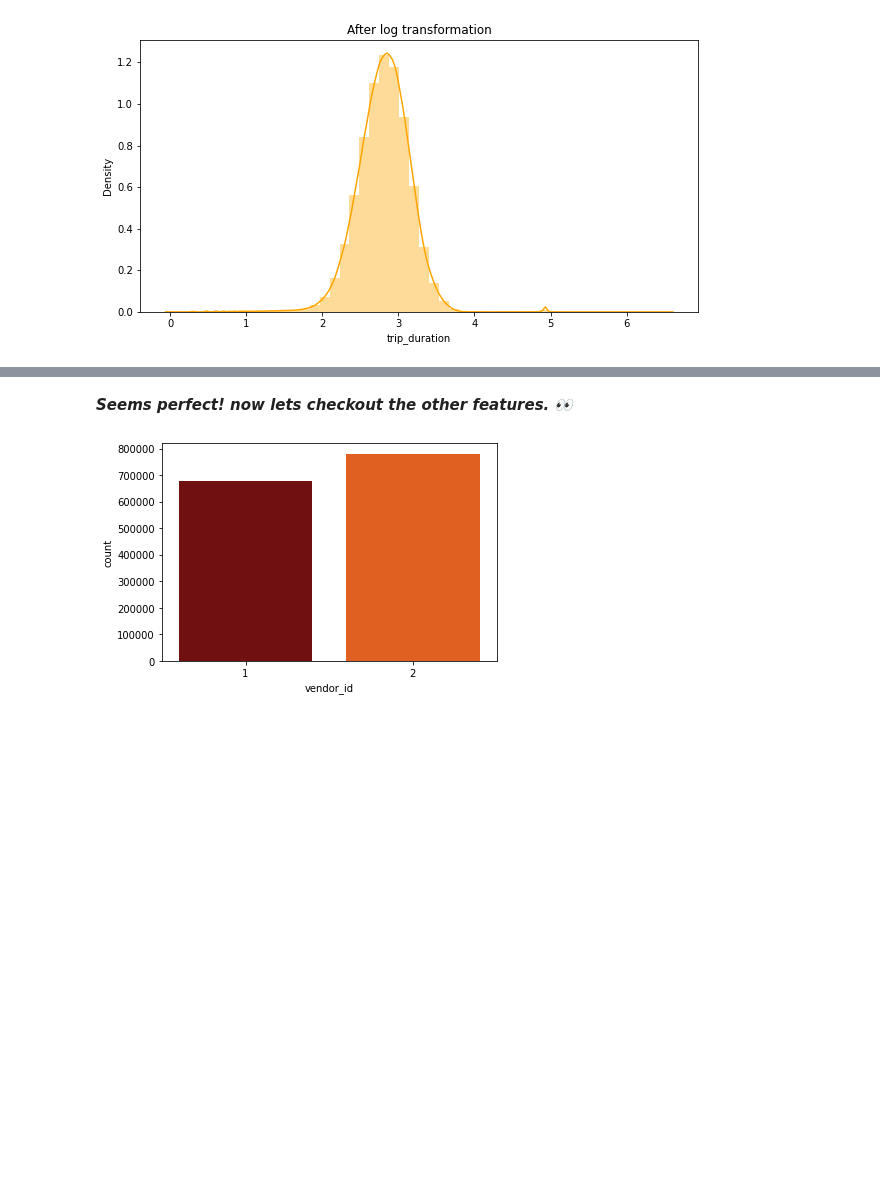
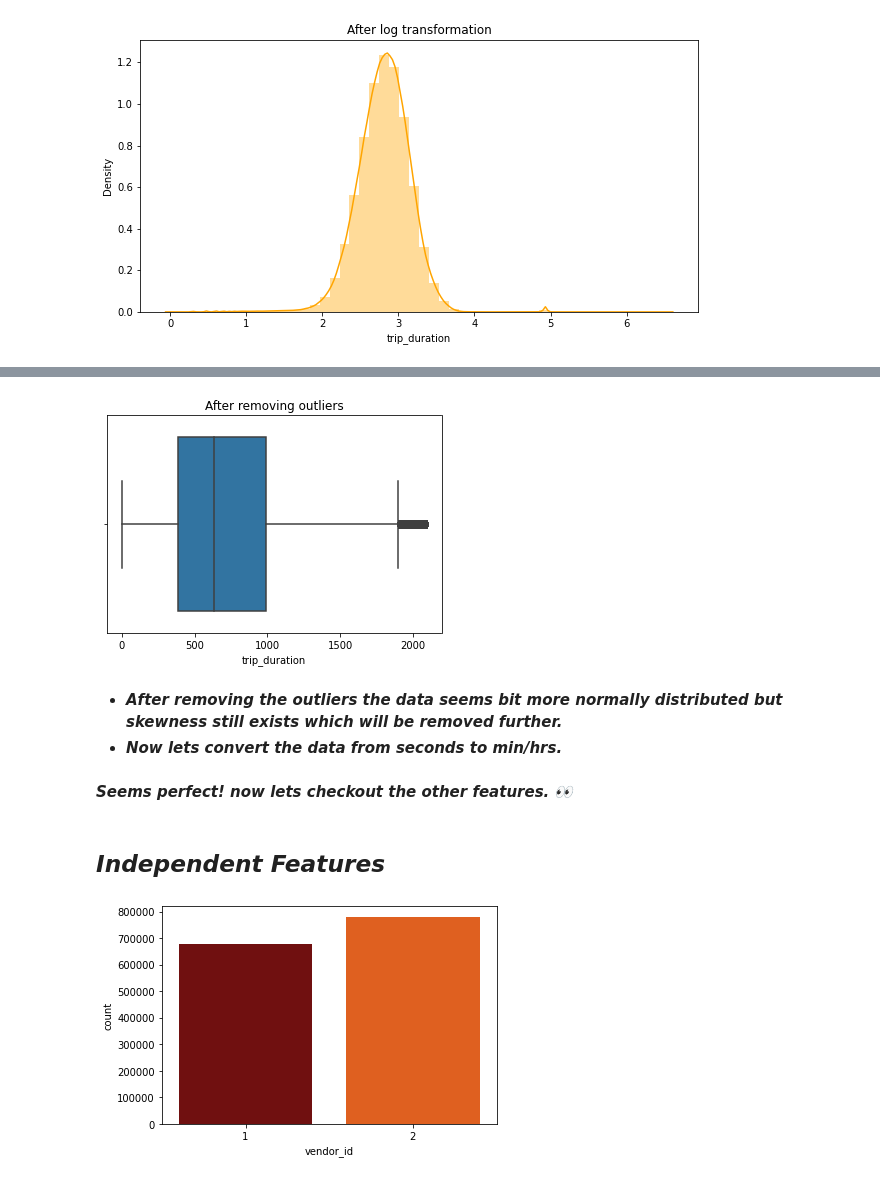
Before and after one commit to anishjohnson/Airbnb-Booking-Analysis, a Jupyter notebook: Anish_Johnson_NYC_Taxi_Trip_Time_Prediction_Capstone_Project.ipynb, the cells around one changed output, grey strips where cells are left out. Saved outputs shown, nothing was run; the diff lists cells and outputs as text; code cells hidden in the pictures; blank space fills up the shorter version.

```diff
--- a/Anish_Johnson_NYC_Taxi_Trip_Time_Prediction_Capstone_Project.ipynb
+++ b/Anish_Johnson_NYC_Taxi_Trip_Time_Prediction_Capstone_Project.ipynb
@@ -205,0 +222,15 @@ plt.show()
+# %%
+# Create a function to get upper and lower bounds for removing outliers.
+
+def outlier_treatment(feature):
+  sorted(feature)
+  Q1,Q3 = np.percentile(feature , [25,75])
+  IQR = Q3 - Q1
+  lower_range = Q1 - (1.5 * IQR)
+  upper_range = Q3 + (1.5 * IQR)
+  return lower_range,upper_range
+# %%
+# Get upper/lower bounds for trip_duration.
+lowerbound,upperbound = outlier_treatment(nyc_df['trip_duration'])
+
+nyc_df[(nyc_df['trip_duration'] < lowerbound) | (nyc_df['trip_duration'] > upperbound)]
@@ -205,0 +251,11 @@ plt.show()
+# %%
+nyc_df.drop(nyc_df[ (nyc_df['trip_duration'] > upperbound) | (nyc_df['trip_duration'] < lowerbound) ].index , inplace=True)
+# %%
+sns.boxplot(nyc_df['trip_duration'])
+plt.title('After removing outliers')
+plt.show()
+# %% [output]
+[figure, added]
+# %% [markdown]
+* ***After removing the outliers the data seems bit more normally distributed but skewness still exists which will be removed further.***
+* ***Now lets convert the data from seconds to min/hrs.***
@@ -206,5 +265,7 @@ plt.show()
 # %% [markdown]
 ***Seems perfect! now lets checkout the other features.*** *👀*
+# %% [markdown]
+## ***Independent Features***
 # %%
 # How many vendors do we have.
 sns.countplot(nyc_df['vendor_id'], palette='gist_heat')
```
Also changed, not shown: parts of 12 cells of this notebook.
